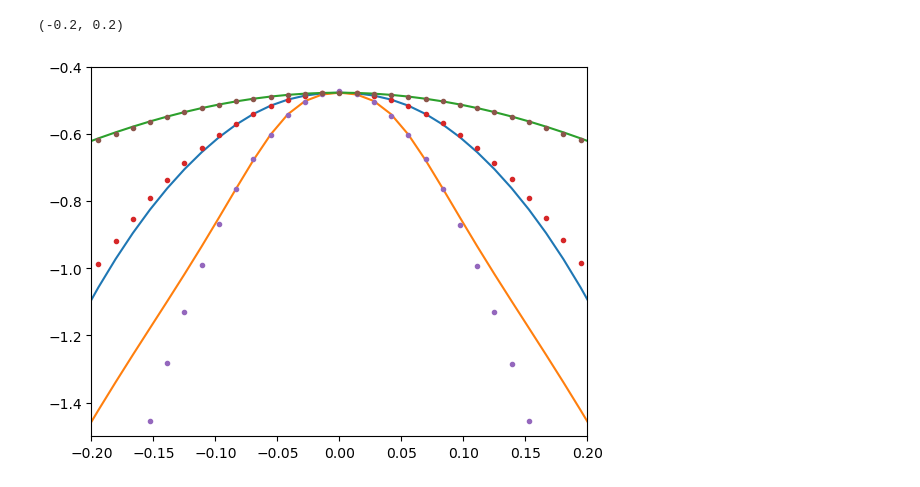
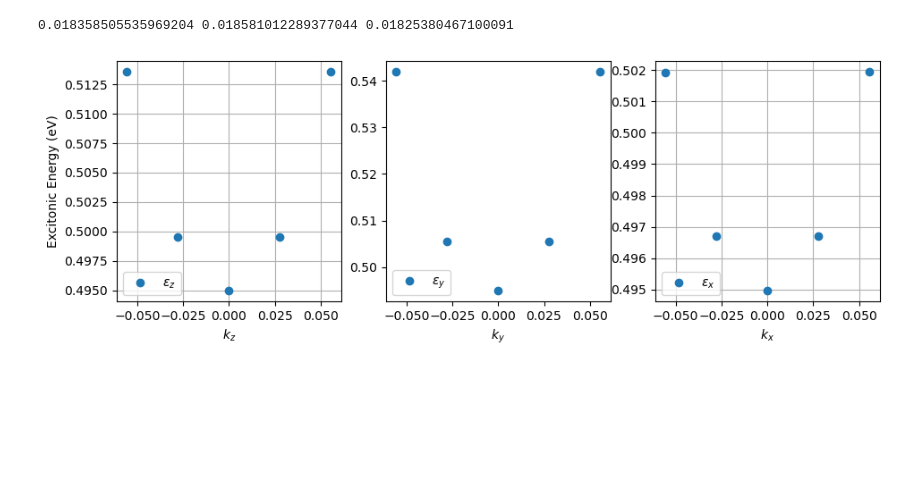
Before and after one commit to juanpulgarin/Black_P, a Jupyter notebook: Black_P_Excitons/Incoherentes.ipynb, the cells around one changed output. Drawn from its saved outputs; the diff is of its cells as text; code cells hidden in the pictures; blank space fills up the shorter version.

Commit message:
incoherentes

```diff
--- a/Black_P_Excitons/Incoherentes.ipynb
+++ b/Black_P_Excitons/Incoherentes.ipynb
@@ -306,22 +0,0 @@ plt.plot(np.array(maximos),'.')
-# %%
-direccion = 'kz'
-QQ = 0.0556
-ϵ_plus,ψ_plus,ϵ_minus,ψ_minus = Incoherent.Reading_Data(QQ,direccion,retorno=5)
-
-nkx=72
-nky=72
-nkz=72
-
-fname = path + "BlackP_grid_nk"+str(nkx)+"x"+str(nky)+"x"+str(nkz)+"_wann_calc.h5"
-Energies = Reading.ReadBands(fname)
-#Energie_Valence = np.reshape(Energies[:,19],[nkx,nky,nkz])
-Energie_no_Valence  = Energies[:,18]
-Energie_Valence     = Energies[:,19]
-Energie_Conduction  = Energies[:,20]
-
-fname="./out_Hqpgw_new/"+str(nkx)+"x"+str(nky)+"x"+str(nkz)+"_exc.h5"
-ϵ,ϕ_real,ϕ_imag =Reading.Read_Eigen_states(fname)
-
-fname="./out_Hqpgw_new/"+str(nkx)+"x"+str(nky)+"x"+str(nkz)+"_exc_dens.h5"
-
-ψ = Reading.Read_Density(fname)
@@ -517,15 +0,0 @@ array([-4.96662894e-01, -1.74908671e-02,  2.87882475e-04])
-# %%
-plt.figure()
-plt.plot(x1,Ev_k_p[:,int(nuevok/2),int(nuevok/2)]*27.2)
-plt.plot(x1,Ev_k_p[int(nuevok/2),:,int(nuevok/2)]*27.2)
-plt.plot(x1,Ev_k_p[int(nuevok/2),int(nuevok/2),:]*27.2)
-
-plt.plot(x1,func_bands_q(x1,*poptx)*27.2,'.')
-plt.plot(x1,func_bands_q(x1,*popty)*27.2,'.')
-plt.plot(x1,func_bands_q(x1,*poptz)*27.2,'.')
-#plt.xlim(-0.2,0.2)
-plt.ylim(-1.5,-0.4)
-plt.xlim(-0.2,0.2)
-# %% [output]
-(-0.2, 0.2)
-[figure, removed]
@@ -531,0 +119,21 @@ plt.xlim(-0.2,0.2)
+# %%
+fig, (ax1, ax2, ax3) = plt.subplots(1, 3, figsize=(11, 3.5))
+ax1.plot(Q_plots,ϵ_x*cst.Ry,'o',label=r'$\epsilon_z$')
+ax1.set_xlabel(r'$k_z$')
+ax1.set_ylabel('Excitonic Energy (eV)')
+ax1.legend()
+#ax1.set_ylim(0.01818,0.0189)
+ax1.grid()
+ax2.plot(Q_plots,ϵ_y*cst.Ry,'o',label=r'$\epsilon_y$')
+ax2.set_xlabel(r'$k_y$')
+ax2.legend()
+#ax2.set_ylim(0.01818,0.02)
+ax3.plot(Q_plots,ϵ_z*cst.Ry,'o',label=r'$\epsilon_x$')
+ax3.set_xlabel(r'$k_x$')
+ax3.legend()
+#ax3.set_ylim(0.01818,0.0185)
+ax3.grid()
+print(ϵ_x[3],ϵ_y[3],ϵ_z[3])
+# %% [output]
+0.018358505535969204 0.018581012289377044 0.01825380467100091
+[figure, added]
```
Also changed, not shown: parts of 34 cells of this notebook.
